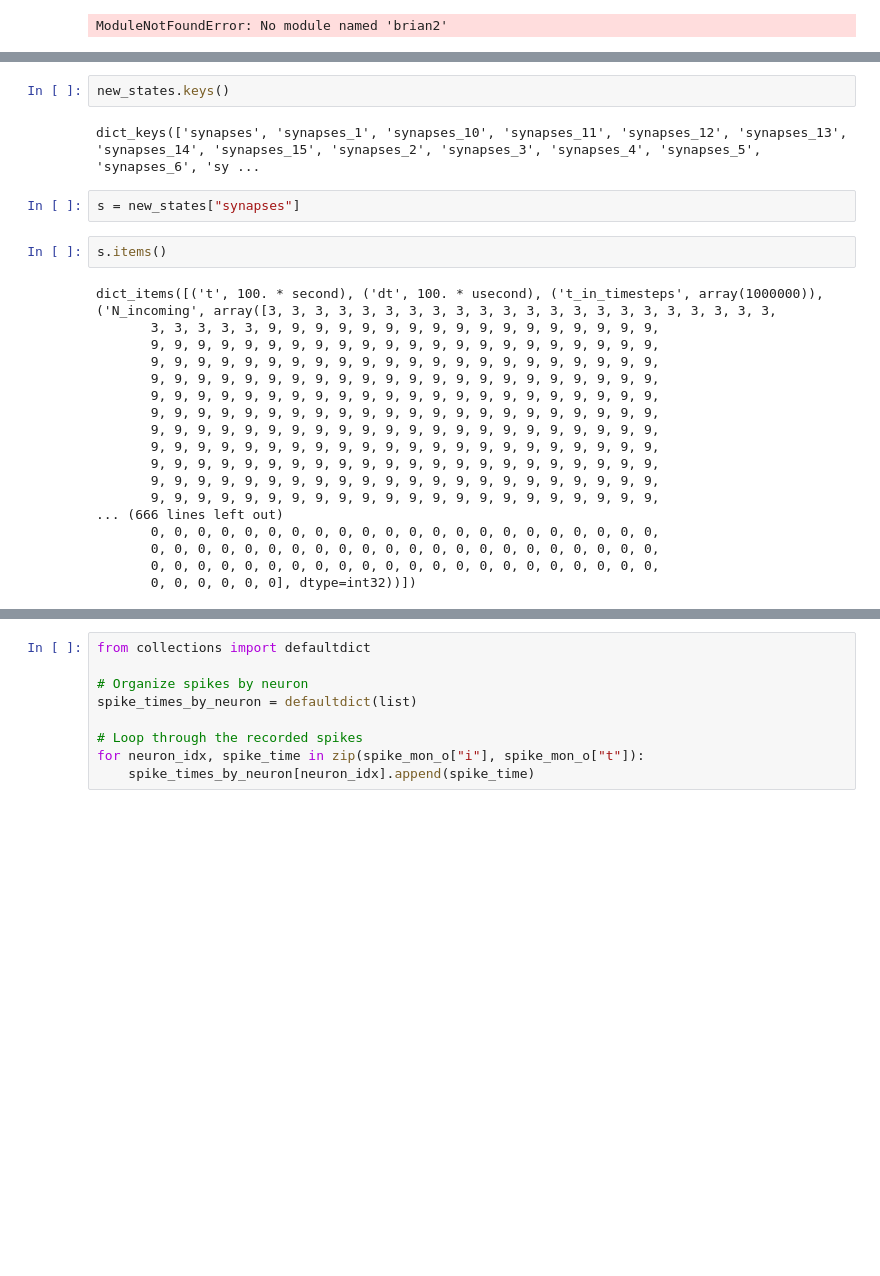
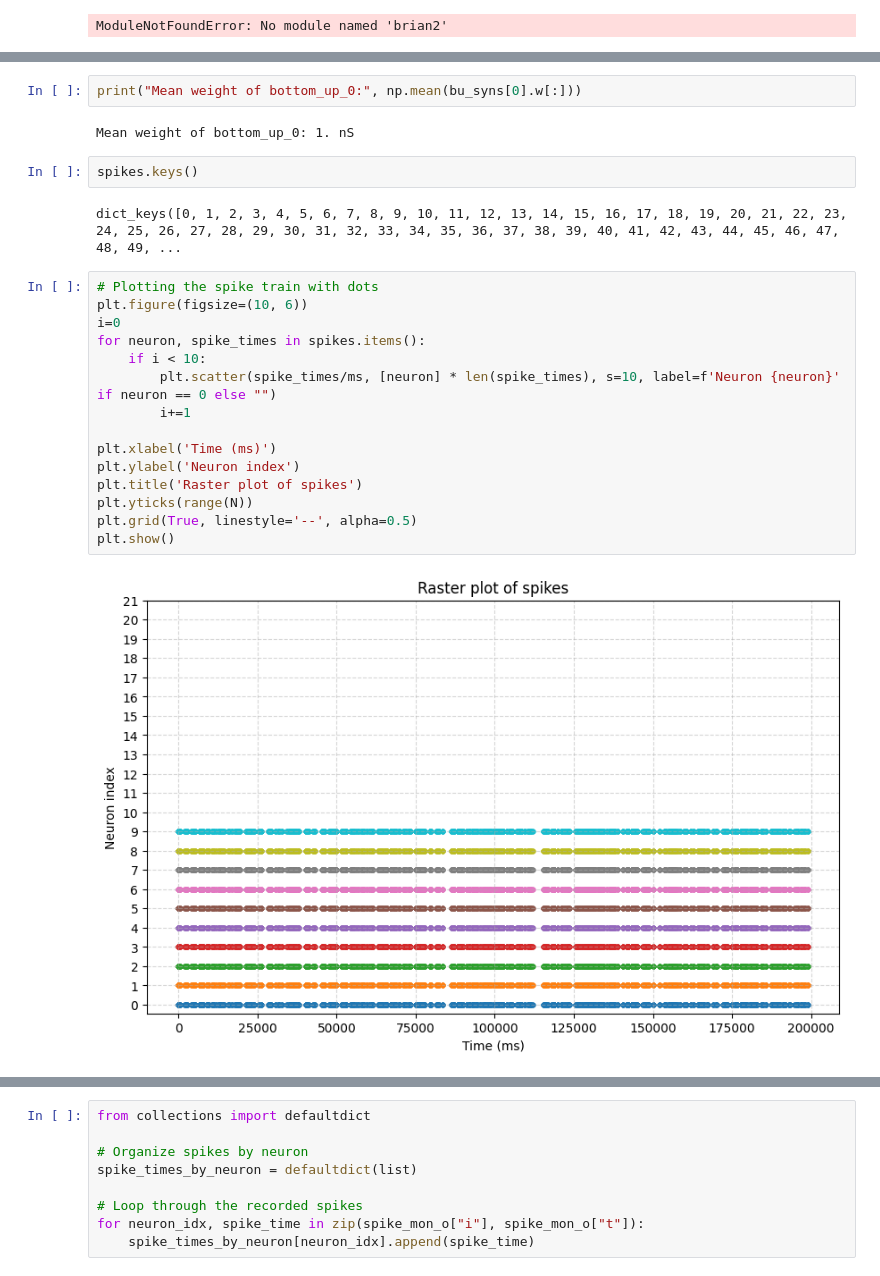
Before and after one commit to BrunoRovoletto/SerotoninSNN, a Jupyter notebook: predictive_coding_v1_gpu.ipynb, the cells around one changed output, grey strips where cells are left out. Saved outputs shown, nothing was run; the diff lists cells and outputs as text; blank space fills up the shorter version.

```diff
--- a/predictive_coding_v1_gpu.ipynb
+++ b/predictive_coding_v1_gpu.ipynb
@@ -643,27 +1010,26 @@ INFO _run_kernel_synapses_1_group_variable_set_conditional_codeobject
+# %%
+print("Mean weight of bottom_up_0:", np.mean(bu_syns[0].w[:]))
+# %% [output]
+Mean weight of bottom_up_0: 1. nS
 # %%
-new_states.keys()
+spikes.keys()
 # %% [output]
-dict_keys(['synapses', 'synapses_1', 'synapses_10', 'synapses_11', 'synapses_12', 'synapses_13', 'synapses_14', 'synapses_15', 'synapses_2', 'synapses_3', 'synapses_4', 'synapses_5', 'synapses_6', 'sy ...
+dict_keys([0, 1, 2, 3, 4, 5, 6, 7, 8, 9, 10, 11, 12, 13, 14, 15, 16, 17, 18, 19, 20, 21, 22, 23, 24, 25, 26, 27, 28, 29, 30, 31, 32, 33, 34, 35, 36, 37, 38, 39, 40, 41, 42, 43, 44, 45, 46, 47, 48, 49, ...
-# %%
-s = new_states["synapses"]
-# %%
-s.items()
-# %% [output]
-dict_items([('t', 100. * second), ('dt', 100. * usecond), ('t_in_timesteps', array(1000000)), ('N_incoming', array([3, 3, 3, 3, 3, 3, 3, 3, 3, 3, 3, 3, 3, 3, 3, 3, 3, 3, 3, 3, 3, 3,
-       3, 3, 3, 3, 3, 9, 9, 9, 9, 9, 9, 9, 9, 9, 9, 9, 9, 9, 9, 9, 9, 9,
-       9, 9, 9, 9, 9, 9, 9, 9, 9, 9, 9, 9, 9, 9, 9, 9, 9, 9, 9, 9, 9, 9,
-       9, 9, 9, 9, 9, 9, 9, 9, 9, 9, 9, 9, 9, 9, 9, 9, 9, 9, 9, 9, 9, 9,
-       9, 9, 9, 9, 9, 9, 9, 9, 9, 9, 9, 9, 9, 9, 9, 9, 9, 9, 9, 9, 9, 9,
-       9, 9, 9, 9, 9, 9, 9, 9, 9, 9, 9, 9, 9, 9, 9, 9, 9, 9, 9, 9, 9, 9,
-       9, 9, 9, 9, 9, 9, 9, 9, 9, 9, 9, 9, 9, 9, 9, 9, 9, 9, 9, 9, 9, 9,
-       9, 9, 9, 9, 9, 9, 9, 9, 9, 9, 9, 9, 9, 9, 9, 9, 9, 9, 9, 9, 9, 9,
-       9, 9, 9, 9, 9, 9, 9, 9, 9, 9, 9, 9, 9, 9, 9, 9, 9, 9, 9, 9, 9, 9,
-       9, 9, 9, 9, 9, 9, 9, 9, 9, 9, 9, 9, 9, 9, 9, 9, 9, 9, 9, 9, 9, 9,
-       9, 9, 9, 9, 9, 9, 9, 9, 9, 9, 9, 9, 9, 9, 9, 9, 9, 9, 9, 9, 9, 9,
-       9, 9, 9, 9, 9, 9, 9, 9, 9, 9, 9, 9, 9, 9, 9, 9, 9, 9, 9, 9, 9, 9,
-... (666 lines left out)
-       0, 0, 0, 0, 0, 0, 0, 0, 0, 0, 0, 0, 0, 0, 0, 0, 0, 0, 0, 0, 0, 0,
-       0, 0, 0, 0, 0, 0, 0, 0, 0, 0, 0, 0, 0, 0, 0, 0, 0, 0, 0, 0, 0, 0,
-       0, 0, 0, 0, 0, 0, 0, 0, 0, 0, 0, 0, 0, 0, 0, 0, 0, 0, 0, 0, 0, 0,
-       0, 0, 0, 0, 0, 0], dtype=int32))])
+# %%
+# Plotting the spike train with dots
+plt.figure(figsize=(10, 6))
+i=0
+for neuron, spike_times in spikes.items():
+    if i < 10:
+        plt.scatter(spike_times/ms, [neuron] * len(spike_times), s=10, label=f'Neuron {neuron}' if neuron == 0 else "")
+        i+=1
+
+plt.xlabel('Time (ms)')
+plt.ylabel('Neuron index')
+plt.title('Raster plot of spikes')
+plt.yticks(range(N))
+plt.grid(True, linestyle='--', alpha=0.5)
+plt.show()
+# %% [output]
+[figure, added]
 # %%
```
Also changed, not shown: parts of 26 cells of this notebook, 2 other files.
